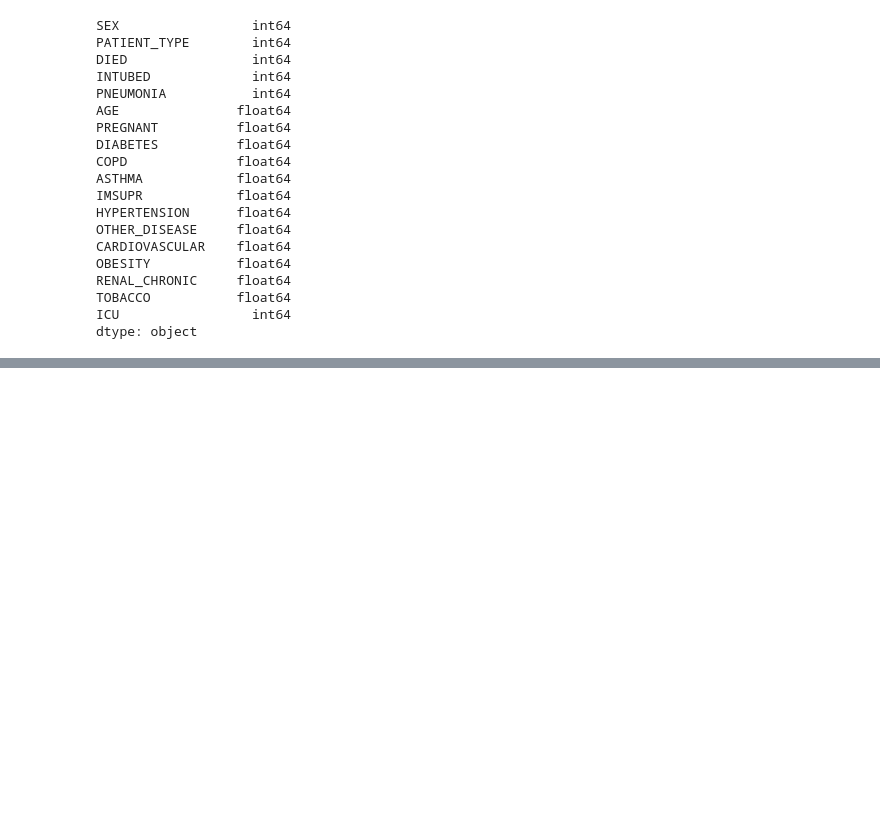
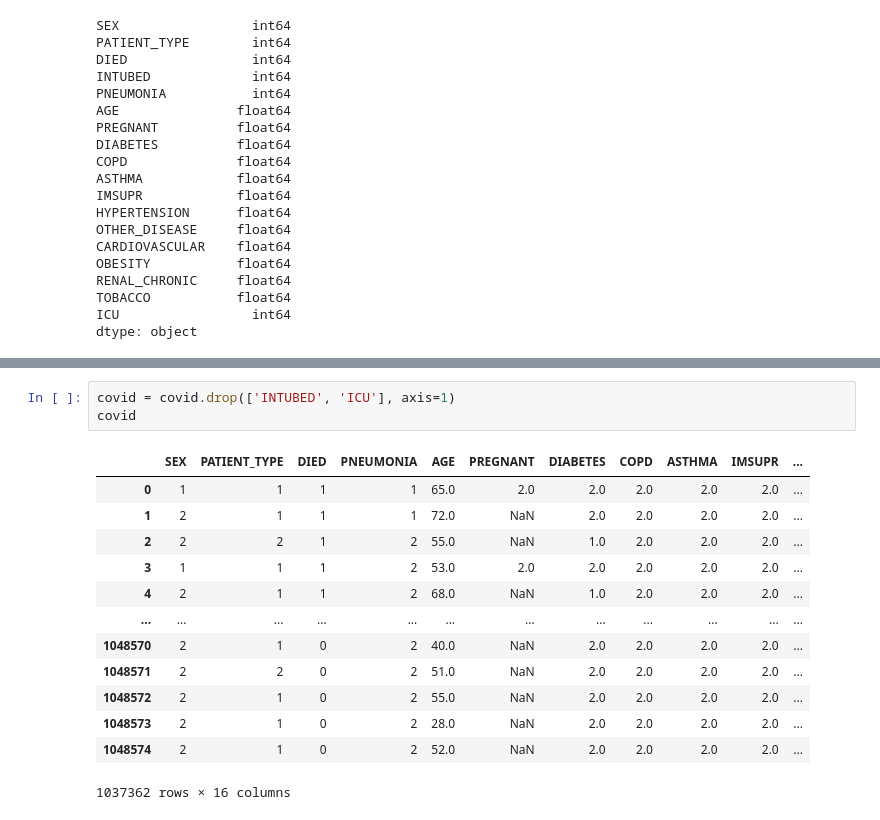
Before and after one commit to yuthegreat1/Project-4, a Jupyter notebook: Covid.ipynb, the cells around one changed output, grey strips where cells are left out. Saved outputs shown, nothing was run; the diff lists cells and outputs as text; blank space fills up the shorter version.

```diff
--- a/Covid.ipynb
+++ b/Covid.ipynb
@@ -279,0 +297,17 @@ dtype: object
+# %%
+covid = covid.drop(['INTUBED', 'ICU'], axis=1)
+covid
+# %% [output]
+|  | SEX | PATIENT_TYPE | DIED | PNEUMONIA | AGE | PREGNANT | DIABETES | COPD | ASTHMA | IMSUPR | ... |
+| 0 | 1 | 1 | 1 | 1 | 65.0 | 2.0 | 2.0 | 2.0 | 2.0 | 2.0 | ... |
+| 1 | 2 | 1 | 1 | 1 | 72.0 | NaN | 2.0 | 2.0 | 2.0 | 2.0 | ... |
+| 2 | 2 | 2 | 1 | 2 | 55.0 | NaN | 1.0 | 2.0 | 2.0 | 2.0 | ... |
+| 3 | 1 | 1 | 1 | 2 | 53.0 | 2.0 | 2.0 | 2.0 | 2.0 | 2.0 | ... |
+| 4 | 2 | 1 | 1 | 2 | 68.0 | NaN | 1.0 | 2.0 | 2.0 | 2.0 | ... |
+| ... | ... | ... | ... | ... | ... | ... | ... | ... | ... | ... | ... |
+| 1048570 | 2 | 1 | 0 | 2 | 40.0 | NaN | 2.0 | 2.0 | 2.0 | 2.0 | ... |
+| 1048571 | 2 | 2 | 0 | 2 | 51.0 | NaN | 2.0 | 2.0 | 2.0 | 2.0 | ... |
+| 1048572 | 2 | 1 | 0 | 2 | 55.0 | NaN | 2.0 | 2.0 | 2.0 | 2.0 | ... |
+| 1048573 | 2 | 1 | 0 | 2 | 28.0 | NaN | 2.0 | 2.0 | 2.0 | 2.0 | ... |
+| 1048574 | 2 | 1 | 0 | 2 | 52.0 | NaN | 2.0 | 2.0 | 2.0 | 2.0 | ... |
+1037362 rows × 16 columns
```
Also changed, not shown: parts of 2 cells of this notebook.
